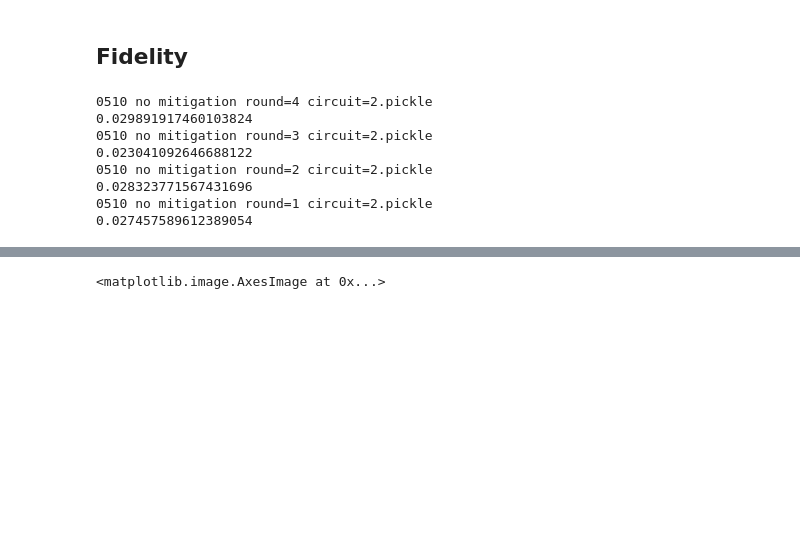
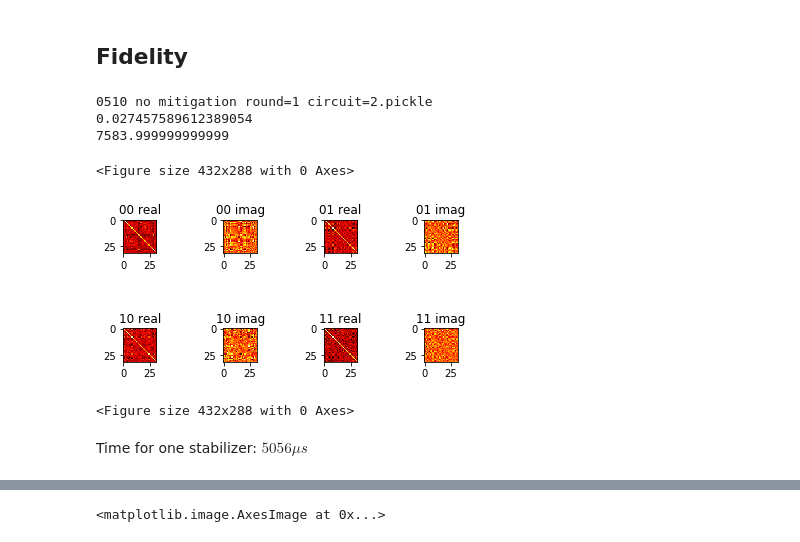
Before and after one commit to Raycosine/QEC-Project, a Jupyter notebook: 20200511 QEC with two extra qubit - Just Post-processing - One Stabilizer+Error Mitigation+Low Depth.ipynb, the cells around one changed output, grey strips where cells are left out. Cells and saved outputs as stored; diff of their text form; code cells hidden in the pictures; blank space fills up the shorter version.

```diff
--- a/20200511 QEC with two extra qubit - Just Post-processing - One Stabilizer+Error Mitigation+Low Depth.ipynb
+++ b/20200511 QEC with two extra qubit - Just Post-processing - One Stabilizer+Error Mitigation+Low Depth.ipynb
@@ -138,7 +138,7 @@ def StatePreparation(stabilizer=0):#if stabilizer=0: return the ZXIXZ stabilizer
         qc.h(q1[4])
 
         for i in range(7):
-            qc.i(0)
+            qc.i(q1[0])
             qc.barrier()
         return q1, qc
 
@@ -659,18 +659,60 @@ def fidelity(data, sf='00', backend_type='simulation', basis_list=None, size=7,
         if(returnReconstruction):
             return result
         return state_fidelity(result, reduced(psi_qc,sf))
-# %%
-for Round in [0,1,2,3]:
-    filename="0510 no mitigation round=%d circuit=2.pickle" % (4-Round)
-    print(filename)
-    _, data_new, back_prop = pickle.load(open(filename, "rb"))
-    print(fidelity(data_new, sf='00', backend_type='experiment', basis_list=basis,size=7))
-# %% [output]
-0510 no mitigation round=4 circuit=2.pickle
-0.029891917460103824
-0510 no mitigation round=3 circuit=2.pickle
-0.023041092646688122
-0510 no mitigation round=2 circuit=2.pickle
-0.028323771567431696
-0510 no mitigation round=1 circuit=2.pickle
-0.027457589612389054
+# %%
+def gate_time(back_dict):
+    gate_dict={}
+    for gate in back_dict['gates']:
+        #print(gate)
+        for param in gate['parameters']:
+            #print(param)
+            if(param['name']=='gate_length'):
+                length=param['value']
+                gate_dict[(gate['gate'], tuple(gate['qubits']))]=length
+                break
+    return gate_dict
+# %%
+grid = plt.GridSpec(2, 4, wspace=2, hspace=0)
+cnt=1
+for Round in [1]:#,2,3,4]:
+    filename="0510 no mitigation round=%d circuit=2.pickle" % (Round)
+    print(filename)
+    _, data_new, back_prop = pickle.load(open(filename, "rb"))
+    print(fidelity(data_new, sf='00', backend_type='experiment', basis_list=basis,size=7))
+    psi_qc_new, qctom_new, qctom_no_anc_new, res_new=data_new
+    gate_dict=gate_time(back_prop.to_dict())
+    qctom_new_instruction=qctom_new[-1].to_instruction()
+    wire_time = np.zeros(15)
+    for i in range(len(qctom_new_instruction.definition)-5):#-5: omit the last five measurement operations
+        gate, qubit, _=qctom_new_instruction.definition[i]
+        if(gate.name=='measure' or gate.name=='barrier'):
+            continue
+        index=[qubit[j].index for j in range(len(qubit))]
+        #print(gate.name,index,gate_dict[(gate.name, tuple(index))])
+        max_tmp=0
+        for ind in index:
+            if(wire_time[ind]>max_tmp):
+                max_tmp=wire_time[ind]
+        for ind in index:
+            wire_time[ind]=max_tmp+gate_dict[(gate.name, tuple(index))]
+    print(np.max(wire_time))
+    #print(wire_time)
+    for cnt, sf in enumerate(['00','01','10','11']):
+        #print(cnt, sf)
+        reconstructed_dm=fidelity(data_new, sf=sf, backend_type='experiment', basis_list=basis,size=7, returnReconstruction=True)
+        plt.subplot(grid[(cnt*2+0)//4,(cnt*2+0)%4]).imshow(np.real(reconstructed_dm), cmap='hot', interpolation='nearest')
+        plt.subplot(grid[(cnt*2+0)//4,(cnt*2+0)%4]).set_title(sf+' real')
+        plt.subplot(grid[(cnt*2+1)//4,(cnt*2+1)%4]).imshow(np.imag(reconstructed_dm), cmap='hot', interpolation='nearest')
+        plt.subplot(grid[(cnt*2+1)//4,(cnt*2+1)%4]).set_title(sf+' imag')
+
+
+plt.figure()
+# %% [output]
+0510 no mitigation round=1 circuit=2.pickle
+0.027457589612389054
+7583.999999999999
+<Figure size 432x288 with 0 Axes>
+[figure, added]
+<Figure size 432x288 with 0 Axes>
+# %% [markdown]
+Time for one stabilizer: $5056\mu s$
```
Also changed, not shown: parts of 8 cells of this notebook, 6 other files.
